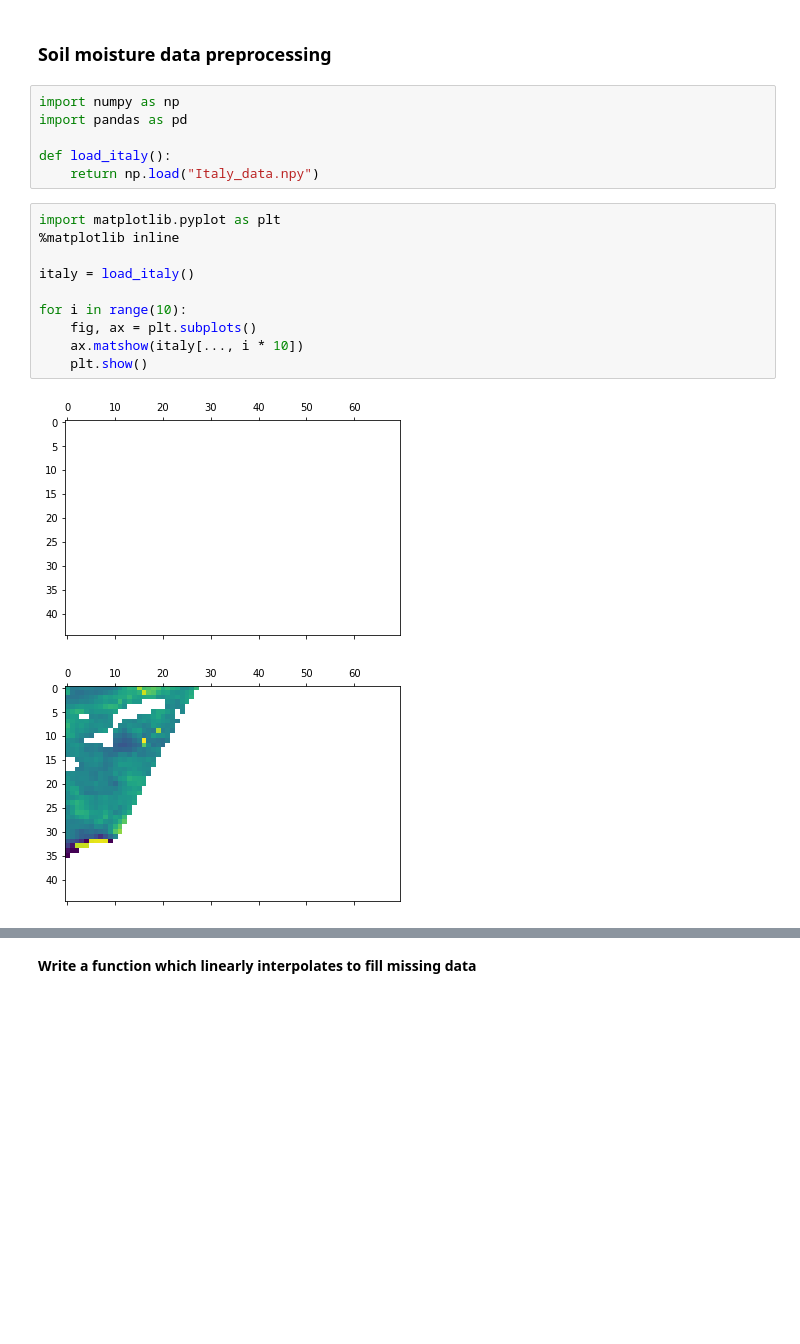
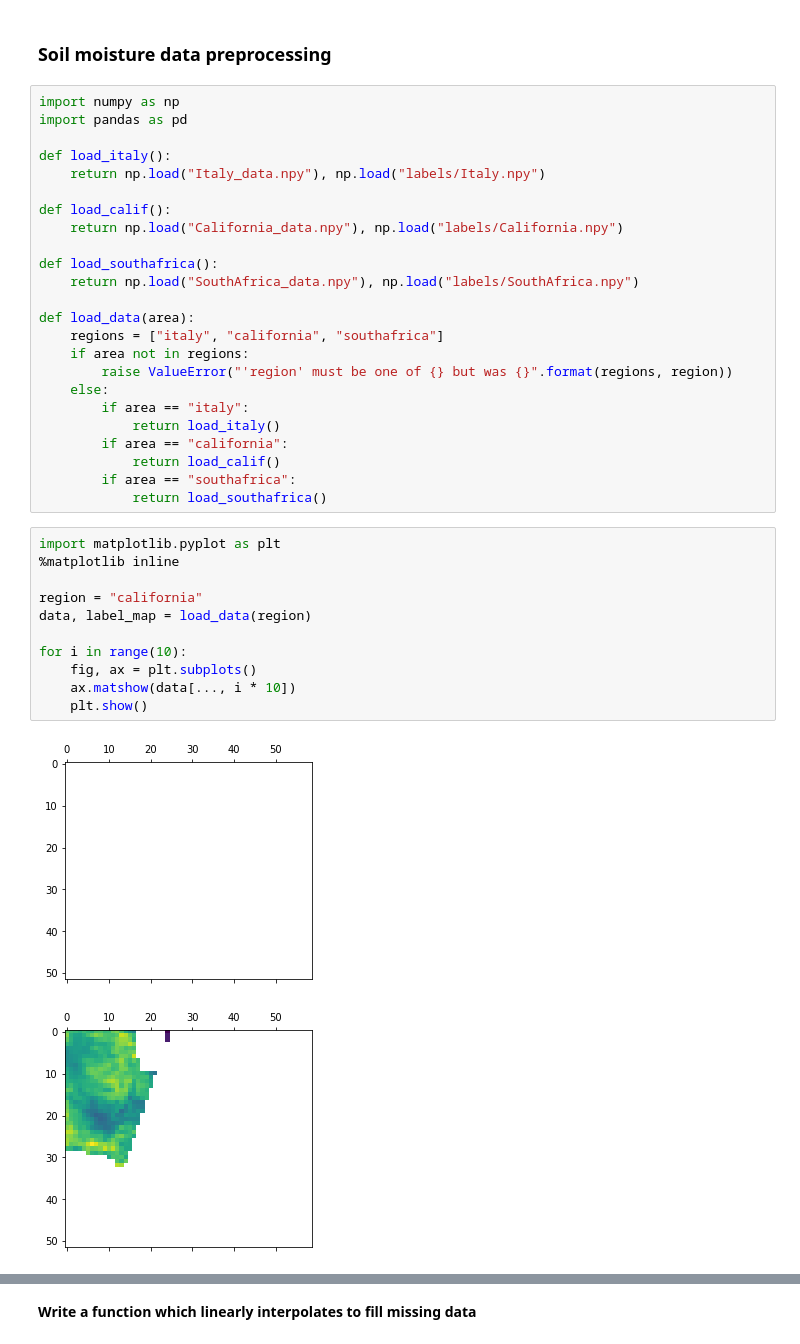
Before and after one commit to iainrolland/berkeley_lab, a Jupyter notebook: uncertainty_graph_notebook.ipynb, the cells around one changed output, grey strips where cells are left out. Drawn from its saved outputs; the diff is of its cells as text; blank space fills up the shorter version.

```diff
--- a/uncertainty_graph_notebook.ipynb
+++ b/uncertainty_graph_notebook.ipynb
@@ -23,22 +23,41 @@ Package 'dumb' is not installed
 Package 'spam' is not installed
 # %% [markdown]
 ### Soil moisture data preprocessing
-# %%
-import numpy as np
-import pandas as pd
-
-def load_italy():
-    return np.load("Italy_data.npy")
+# %%
+import numpy as np
+import pandas as pd
+
+def load_italy():
+    return np.load("Italy_data.npy"), np.load("labels/Italy.npy")
+
+def load_calif():
+    return np.load("California_data.npy"), np.load("labels/California.npy")
+
+def load_southafrica():
+    return np.load("SouthAfrica_data.npy"), np.load("labels/SouthAfrica.npy")
+
+def load_data(area):
+    regions = ["italy", "california", "southafrica"]
+    if area not in regions:
+        raise ValueError("'region' must be one of {} but was {}".format(regions, region))
+    else:
+        if area == "italy":
+            return load_italy()
+        if area == "california":
+            return load_calif()
+        if area == "southafrica":
+            return load_southafrica()
 # %%
 import matplotlib.pyplot as plt
 %matplotlib inline
 
-italy = load_italy()
+region = "california"
+data, label_map = load_data(region)
 
 for i in range(10):
     fig, ax = plt.subplots()
-    ax.matshow(italy[..., i * 10])
+    ax.matshow(data[..., i * 10])
     plt.show()
 # %% [output]
-[figure, old version]
+[figure, new version]
-[figure, old version]
+[figure, new version]
```
Also changed, not shown: parts of 25 cells of this notebook.
